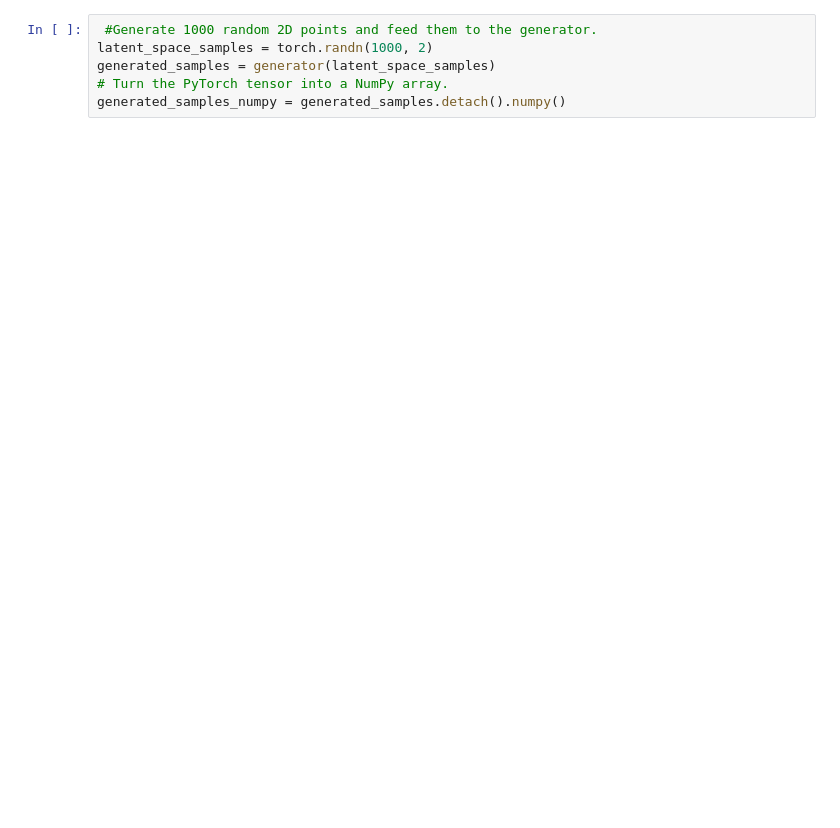
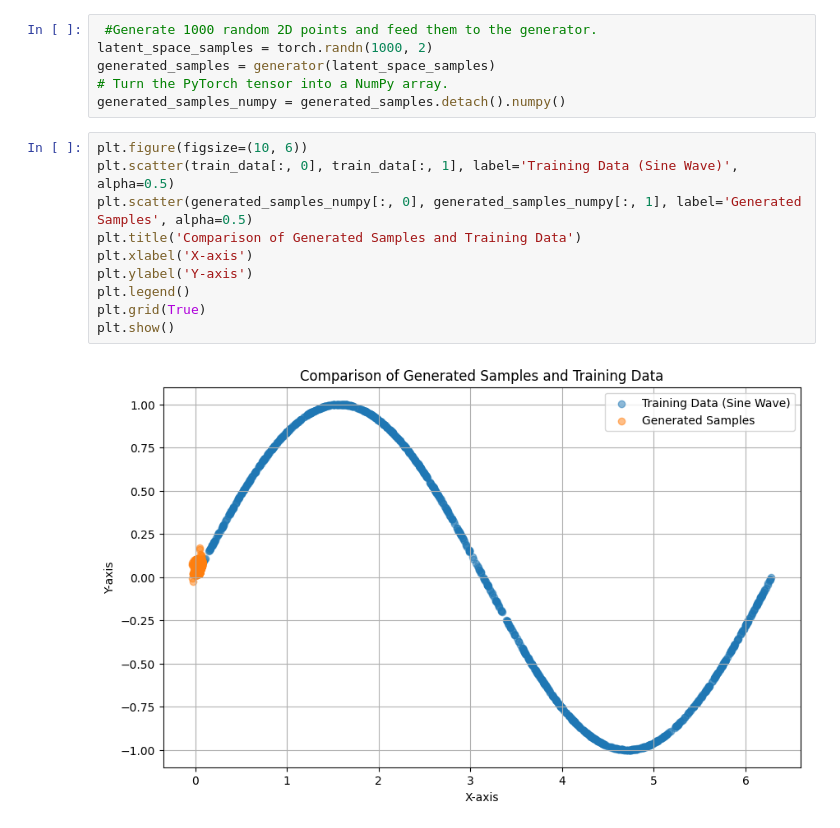
Before and after one commit to meghana2343/datascience, a Jupyter notebook: gaussian_processes.ipynb, the cells around one changed output. Saved outputs shown, nothing was run; the diff lists cells and outputs as text; blank space fills up the shorter version.

```diff
--- a/gaussian_processes.ipynb
+++ b/gaussian_processes.ipynb
@@ -142,3 +139,15 @@ latent_space_samples = torch.randn(1000, 2)
 generated_samples = generator(latent_space_samples)
 # Turn the PyTorch tensor into a NumPy array.
 generated_samples_numpy = generated_samples.detach().numpy()
+# %%
+plt.figure(figsize=(10, 6))
+plt.scatter(train_data[:, 0], train_data[:, 1], label='Training Data (Sine Wave)', alpha=0.5)
+plt.scatter(generated_samples_numpy[:, 0], generated_samples_numpy[:, 1], label='Generated Samples', alpha=0.5)
+plt.title('Comparison of Generated Samples and Training Data')
+plt.xlabel('X-axis')
+plt.ylabel('Y-axis')
+plt.legend()
+plt.grid(True)
+plt.show()
+# %% [output]
+[figure, added]
```
Also changed, not shown: parts of 1 cell of this notebook.
